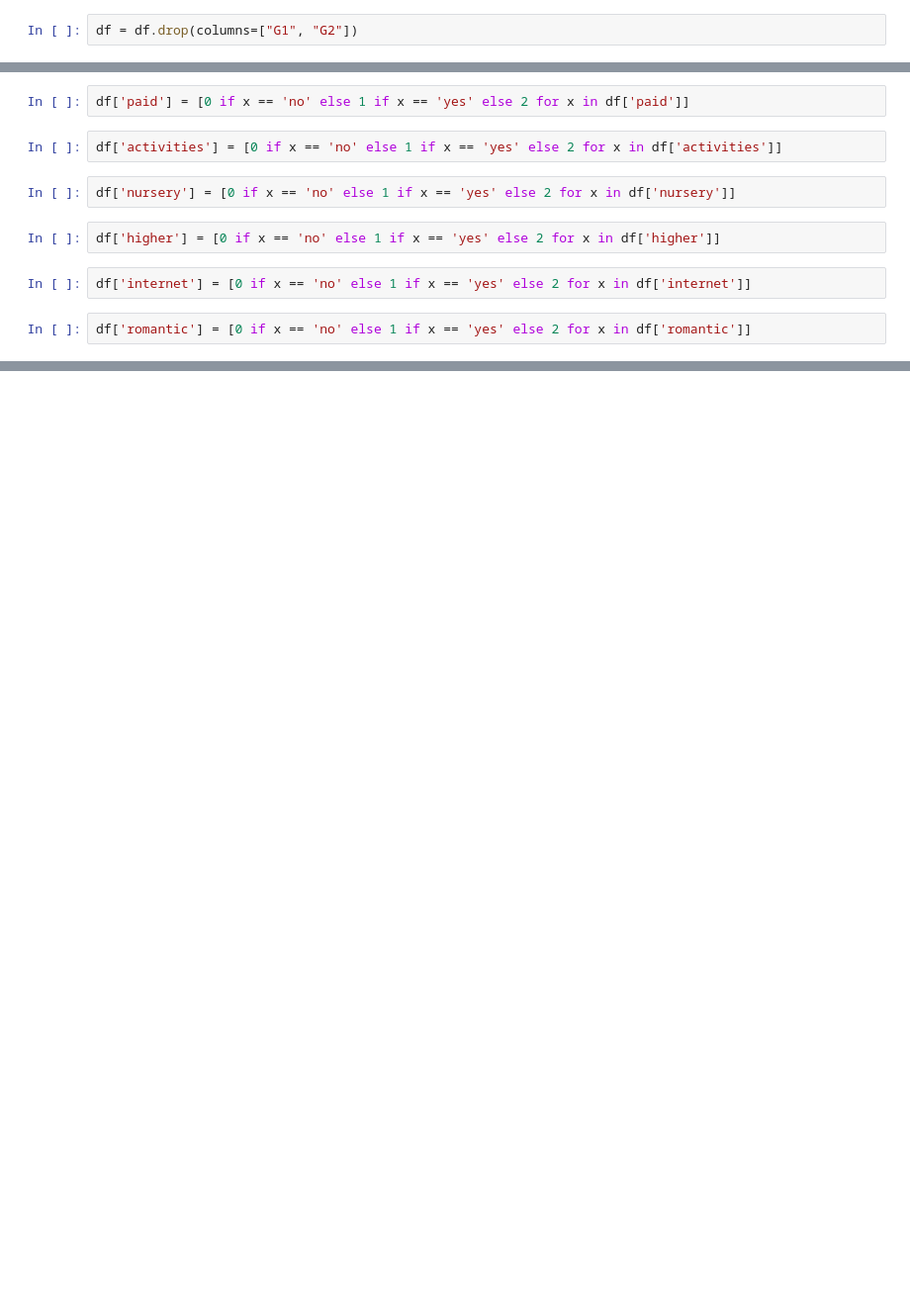
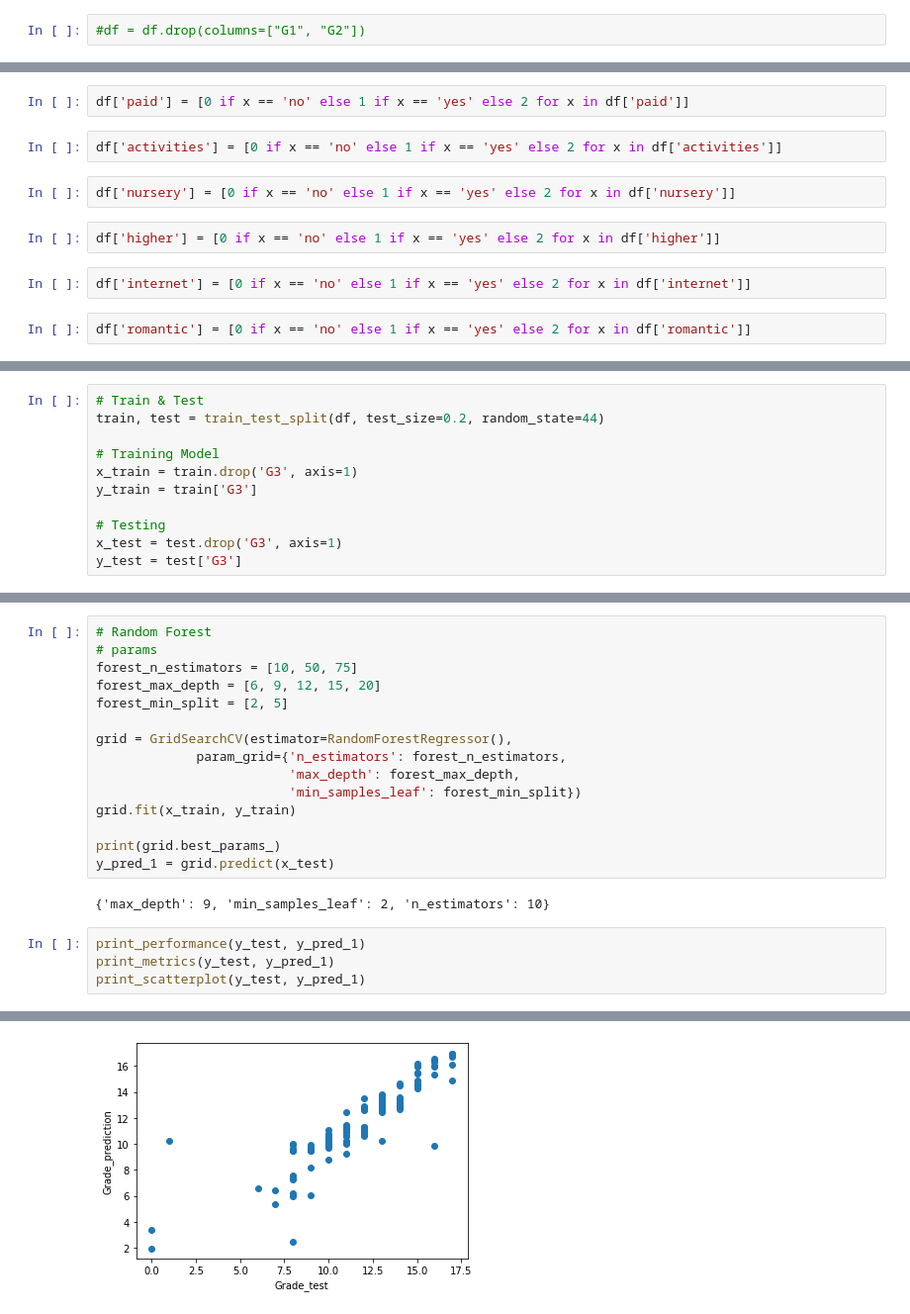
Before and after one commit to omgwenxx/machine_learning, a Jupyter notebook: assignment2/students.ipynb, the cells around one changed output, grey strips where cells are left out. Shown at 99% size. Cells and saved outputs as stored; diff of their text form; blank space fills up the shorter version.

```diff
--- a/assignment2/students.ipynb
+++ b/assignment2/students.ipynb
@@ -89,7 +100,7 @@ It is more difficult to predict G3 without G2 and G1, but such prediction is muc
 
 Therefore we decide to eliminate G1 & G2
 # %%
-df = df.drop(columns=["G1", "G2"])
+#df = df.drop(columns=["G1", "G2"])
 # %% [markdown]
 Additionally there can be seen that the attributes Medu-Fedu, Dalc-Walc, goout-Walc, goout-freetime correlate. Concerning the target variable G3, there is a slight negative correlation with the amount of failures. Other significant variables seem to be Medu, studytime, Fedu, Dalc, age, Walc (this order)
 # %%
@@ -163,0 +176,11 @@ df
+# %%
+# Train & Test
+train, test = train_test_split(df, test_size=0.2, random_state=44)
+
+# Training Model
+x_train = train.drop('G3', axis=1)
+y_train = train['G3']
+
+# Testing
+x_test = test.drop('G3', axis=1)
+y_test = test['G3']
@@ -163,0 +260,22 @@ df
+# %%
+# Random Forest
+# params
+forest_n_estimators = [10, 50, 75]
+forest_max_depth = [6, 9, 12, 15, 20]
+forest_min_split = [2, 5]
+
+grid = GridSearchCV(estimator=RandomForestRegressor(),
+             param_grid={'n_estimators': forest_n_estimators,
+                         'max_depth': forest_max_depth,
+                         'min_samples_leaf': forest_min_split})
+grid.fit(x_train, y_train)
+
+print(grid.best_params_)
+y_pred_1 = grid.predict(x_test)
+# %% [output]
+{'max_depth': 9, 'min_samples_leaf': 2, 'n_estimators': 10}
+# %%
+print_performance(y_test, y_pred_1)
+print_metrics(y_test, y_pred_1)
+print_scatterplot(y_test, y_pred_1)
+# %% [output]
@@ -163,0 +299 @@ df
+[figure, added]
```
Also changed, not shown: parts of 11 cells of this notebook.
